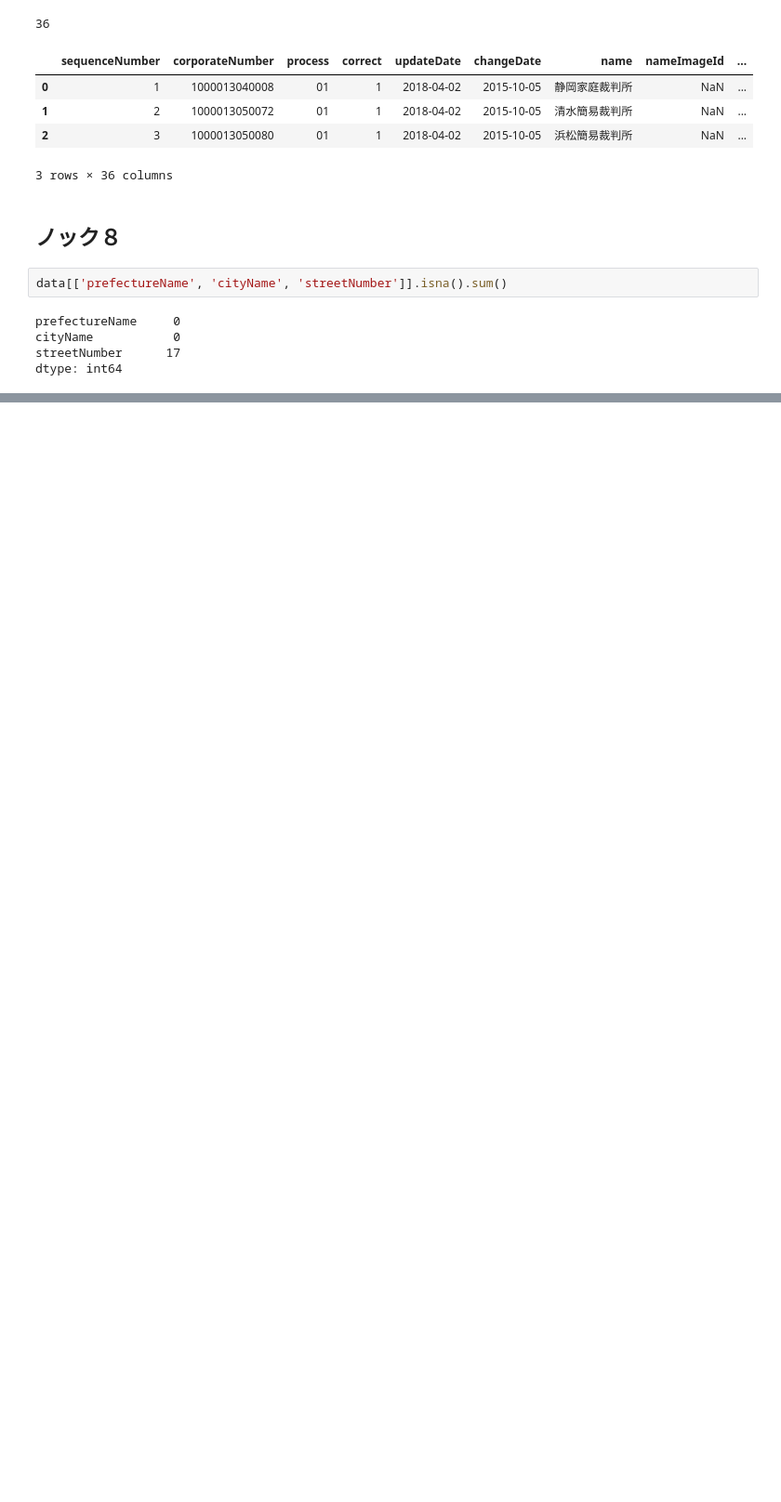
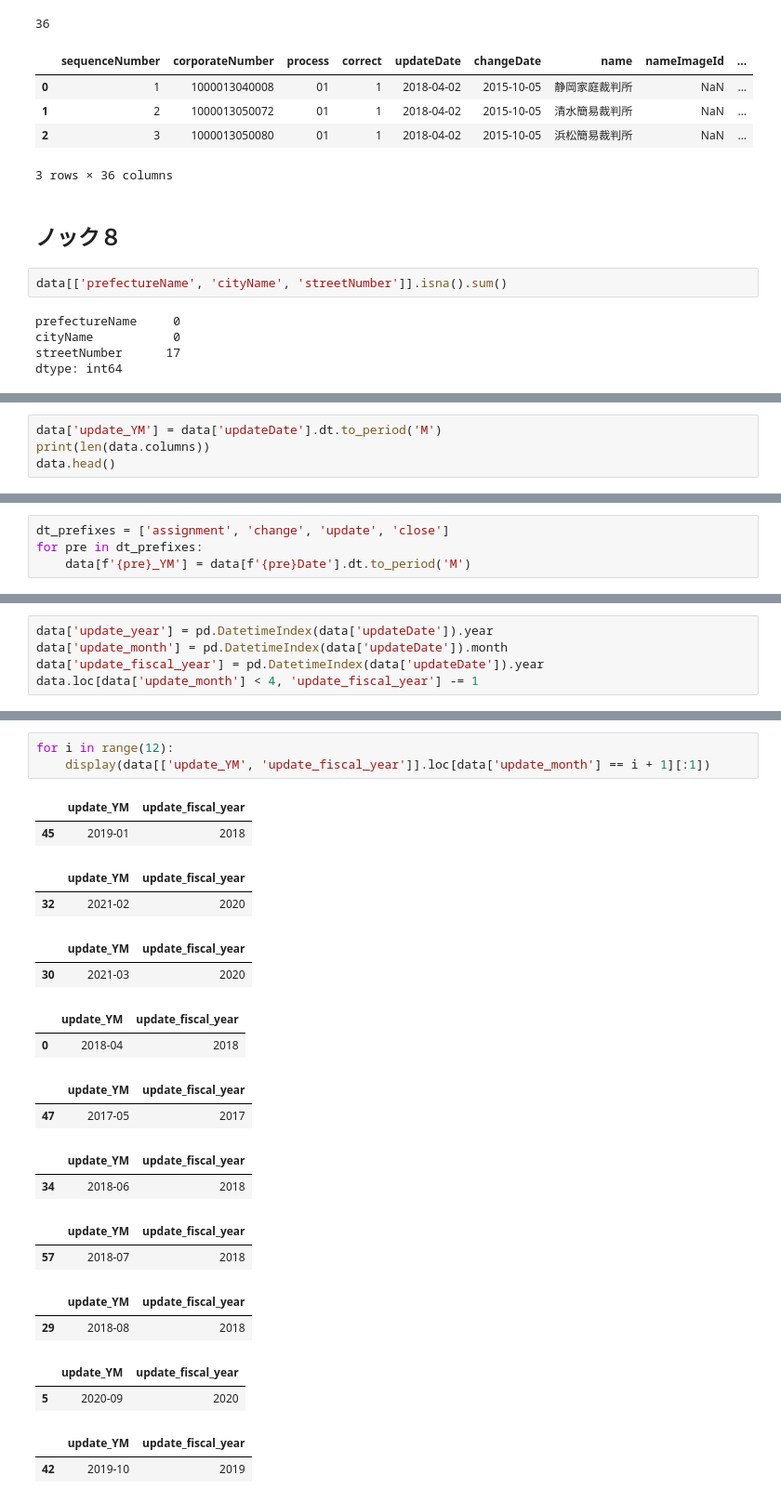
Before and after one commit to abenben/python_knock_100_visualization, a Jupyter notebook: src/chapter-1/chapter-1.ipynb, the cells around one changed output, grey strips where cells are left out. Shown: that part at 93% size. Cells and saved outputs as stored; diff of their text form; blank space fills up the shorter version.

```diff
--- a/src/chapter-1/chapter-1.ipynb
+++ b/src/chapter-1/chapter-1.ipynb
@@ -494,0 +593,4 @@ dtype: int64
+# %%
+data['update_YM'] = data['updateDate'].dt.to_period('M')
+print(len(data.columns))
+data.head()
@@ -494,0 +606,4 @@ dtype: int64
+# %%
+dt_prefixes = ['assignment', 'change', 'update', 'close']
+for pre in dt_prefixes:
+    data[f'{pre}_YM'] = data[f'{pre}Date'].dt.to_period('M')
@@ -494,0 +642,5 @@ dtype: int64
+# %%
+data['update_year'] = pd.DatetimeIndex(data['updateDate']).year
+data['update_month'] = pd.DatetimeIndex(data['updateDate']).month
+data['update_fiscal_year'] = pd.DatetimeIndex(data['updateDate']).year
+data.loc[data['update_month'] < 4, 'update_fiscal_year'] -= 1
@@ -494,0 +657,24 @@ dtype: int64
+# %%
+for i in range(12):
+    display(data[['update_YM', 'update_fiscal_year']].loc[data['update_month'] == i + 1][:1])
+# %% [output]
+|  | update_YM | update_fiscal_year |
+| 45 | 2019-01 | 2018 |
+|  | update_YM | update_fiscal_year |
+| 32 | 2021-02 | 2020 |
+|  | update_YM | update_fiscal_year |
+| 30 | 2021-03 | 2020 |
+|  | update_YM | update_fiscal_year |
+| 0 | 2018-04 | 2018 |
+|  | update_YM | update_fiscal_year |
+| 47 | 2017-05 | 2017 |
+|  | update_YM | update_fiscal_year |
+| 34 | 2018-06 | 2018 |
+|  | update_YM | update_fiscal_year |
+| 57 | 2018-07 | 2018 |
+|  | update_YM | update_fiscal_year |
+| 29 | 2018-08 | 2018 |
+|  | update_YM | update_fiscal_year |
+| 5 | 2020-09 | 2020 |
+|  | update_YM | update_fiscal_year |
+| 42 | 2019-10 | 2019 |
```
Also changed, not shown: parts of 20 cells of this notebook.
